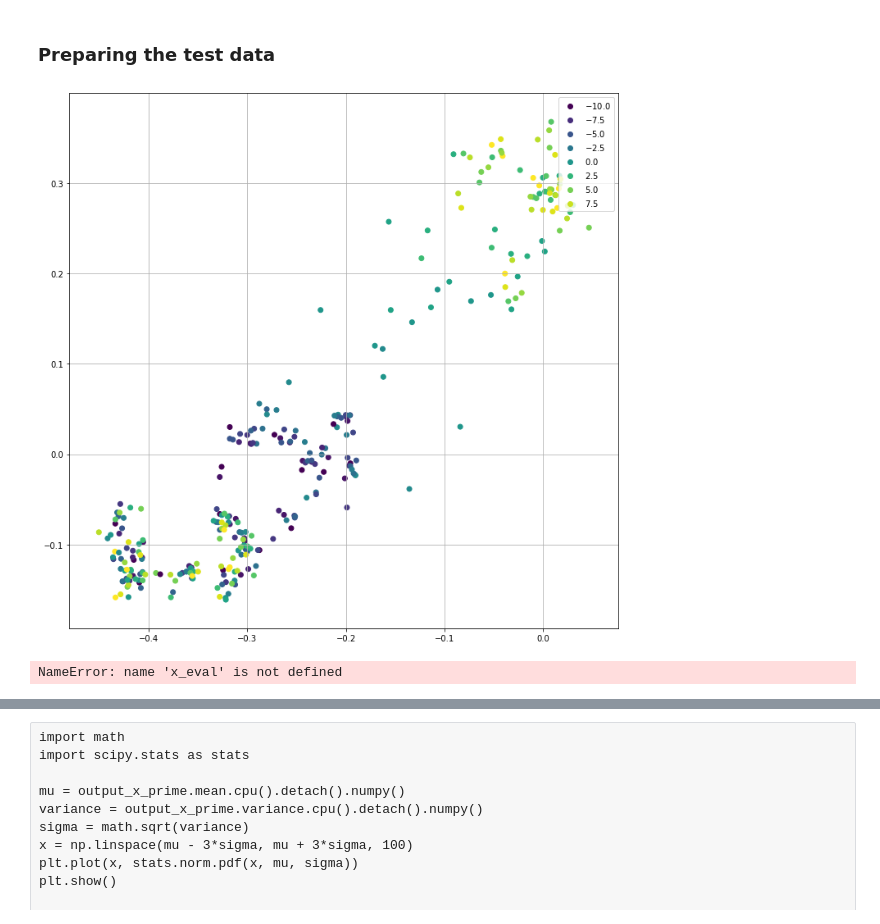
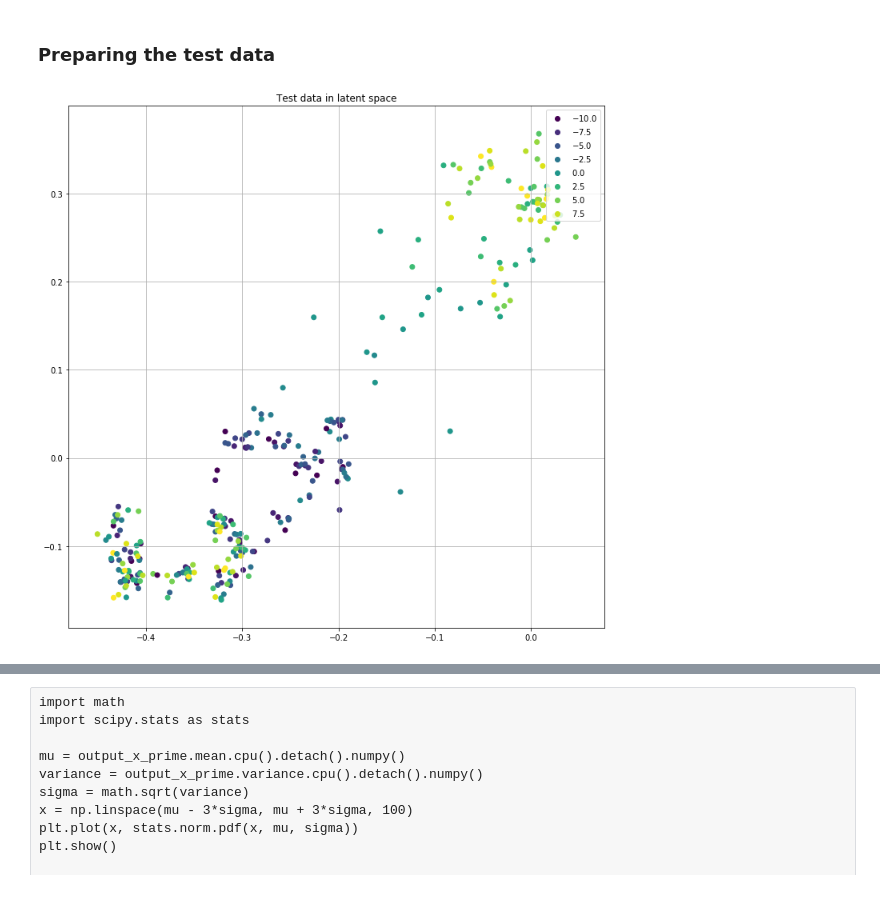
Before and after one commit to smentu/HIT_VAE, a Jupyter notebook: hit_vae/experiments/GPPVAE_demo_flip.ipynb, the cells around one changed output, grey strips where cells are left out. Saved outputs shown, nothing was run; the diff lists cells and outputs as text; code cells hidden in the pictures.

```diff
--- a/hit_vae/experiments/GPPVAE_demo_flip.ipynb
+++ b/hit_vae/experiments/GPPVAE_demo_flip.ipynb
@@ -569,23 +570,16 @@ test_y = test_Z[:,1].view(-1)
 # %%
 fig, ax = plt.subplots(figsize=(12, 12))
 #ax.scatter(pred_x.mean.detach().cpu().numpy(), pred_y.mean.detach().cpu().numpy(),
 #            c=test_labels.view(-1).cpu().numpy(), cmap='viridis')
 scatter = ax.scatter(test_x.detach().cpu().numpy(), test_y.detach().cpu().numpy(),
             c=test_labels[:, 4].view(-1).detach().cpu().numpy(), cmap='viridis')
 #ax.scatter(x_prime.detach().cpu().numpy(), y_prime.detach().cpu().numpy(),
 #            c='red', s=100, cmap='vididis')
 
 ax.legend(*scatter.legend_elements(), loc="upper right")
 #plt.legend()
 ax.grid()
+ax.set_title('Test data in latent space')
 plt.show()
 # %% [output]
-[figure, old version]
+[figure, new version]
-# %%
-x_prime, y_prime = x_eval[0], y_eval[0]
-x_prime, y_prime = x_prime.view(-1), y_prime.view(-1)
-l_prime = losses[0]
-
-x_prime, y_prime, l_prime
-# %% [output]
-NameError: name 'x_eval' is not defined
```
Also changed, not shown: parts of 8 cells of this notebook.
